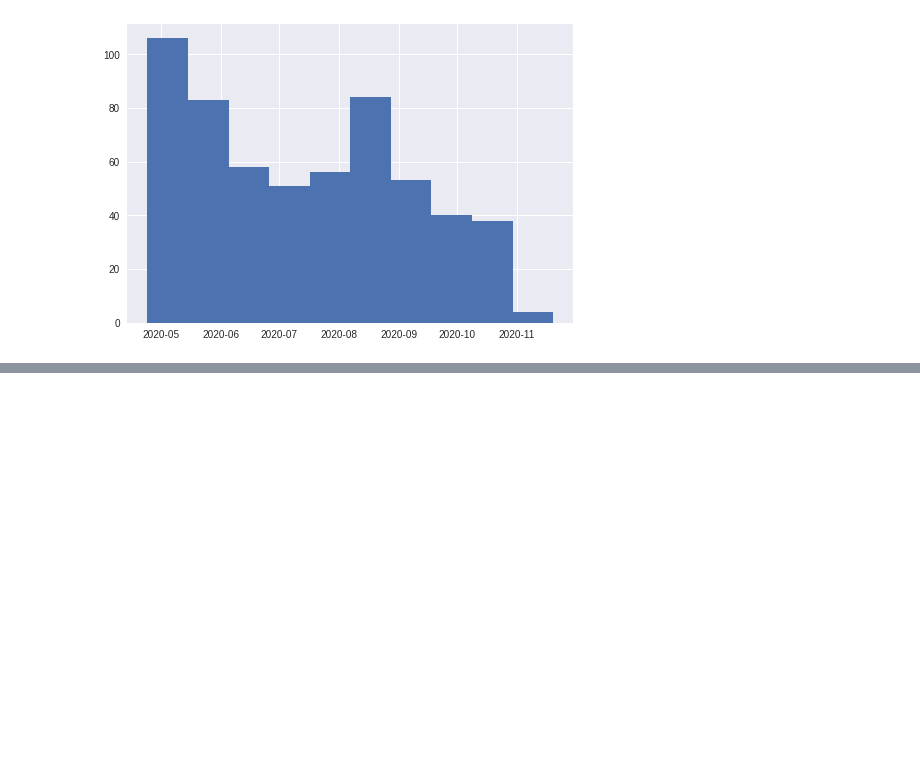
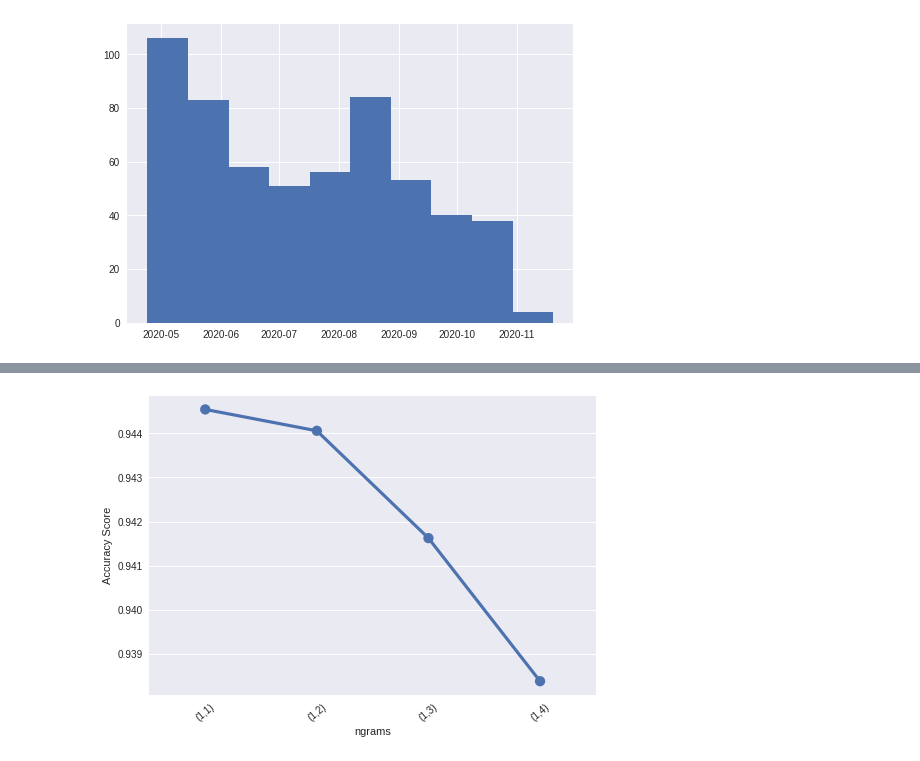
Before and after one commit to mariobkp/capstone_2, a Jupyter notebook: lacd4_tweet_data.ipynb, the cells around one changed output, grey strips where cells are left out. Saved outputs shown, nothing was run; the diff lists cells and outputs as text; code cells hidden in the pictures; blank space fills up the shorter version.

```diff
--- a/lacd4_tweet_data.ipynb
+++ b/lacd4_tweet_data.ipynb
@@ -175,0 +683,2 @@ plt.show;
+# %%
+tf.fit_transform(X_train).
@@ -175,0 +732,11 @@ plt.show;
+# %%
+from sklearn.linear_model import LogisticRegression, LogisticRegressionCV
+from sklearn.model_selection import GridSearchCV, cross_val_score, cross_val_predict
+from sklearn.metrics import accuracy_score
+
+lr = LogisticRegression(random_state=1)
+# %%
+# cross val score/ predict
+count_vect_score = cross_val_score(lr, X_train_counts, y_train, cv=5)
+
+count_vect_score.mean()
@@ -175,0 +752,26 @@ plt.show;
+# %%
+def count_vec_ngram(params, X_train, y_train):
+    cvec_p = CountVectorizer(ngram_range=(params))
+    cvec_p.fit(X_train)
+    X_train_cvec_p = cvec_p.transform(X_train)
+    count_vect_score = cross_val_score(lr, X_train_cvec_p, y_train, cv=5)
+    return count_vect_score.mean()
+
+params = [(1,1), (1,2),(1,3), (1,4)]
+
+ngram_scores = []
+
+for p in params:
+    ngram_scores.append(count_vec_ngram(p, X_train, y_train))
+
+ngram_scores
+
+
+# ngrams = ['cvec gram_1','cvec gram_2','cvec gram_3','cvec gram_4']
+# ngram_df = pd.DataFrame({'params':ngrams, 'scores':ngram_scores}, index=[0,1,2,3])
+
+# sns.pointplot(x='params', y='scores', data = ngram_df)
+# plt.ylabel('Accuracy Score')
+# plt.xlabel('ngrams')
+# plt.xticks(rotation=40)
+# plt.show()
@@ -175,0 +787,8 @@ plt.show;
+# %%
+sns.pointplot(x=['(1,1)', '(1,2)', '(1,3)', '(1,4)'], y=ngram_scores)
+plt.ylabel('Accuracy Score')
+plt.xlabel('ngrams')
+plt.xticks(rotation=40)
+plt.show()
+# %% [output]
+[figure, added]
```
Also changed, not shown: parts of 95 cells of this notebook, 5 other files.
